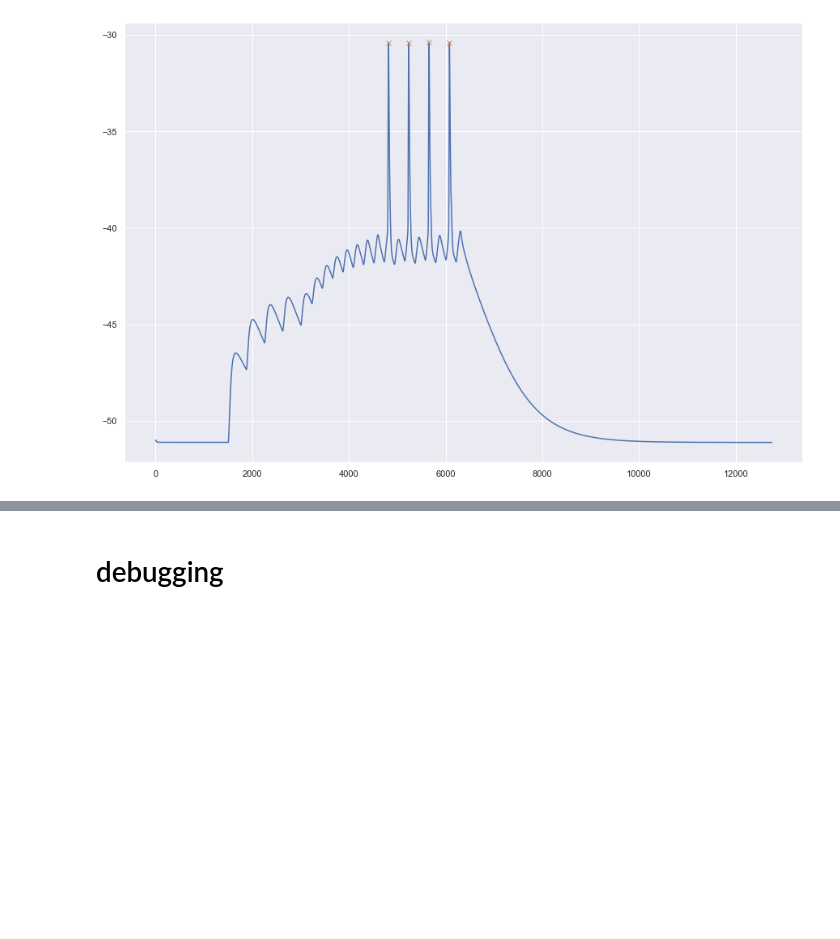
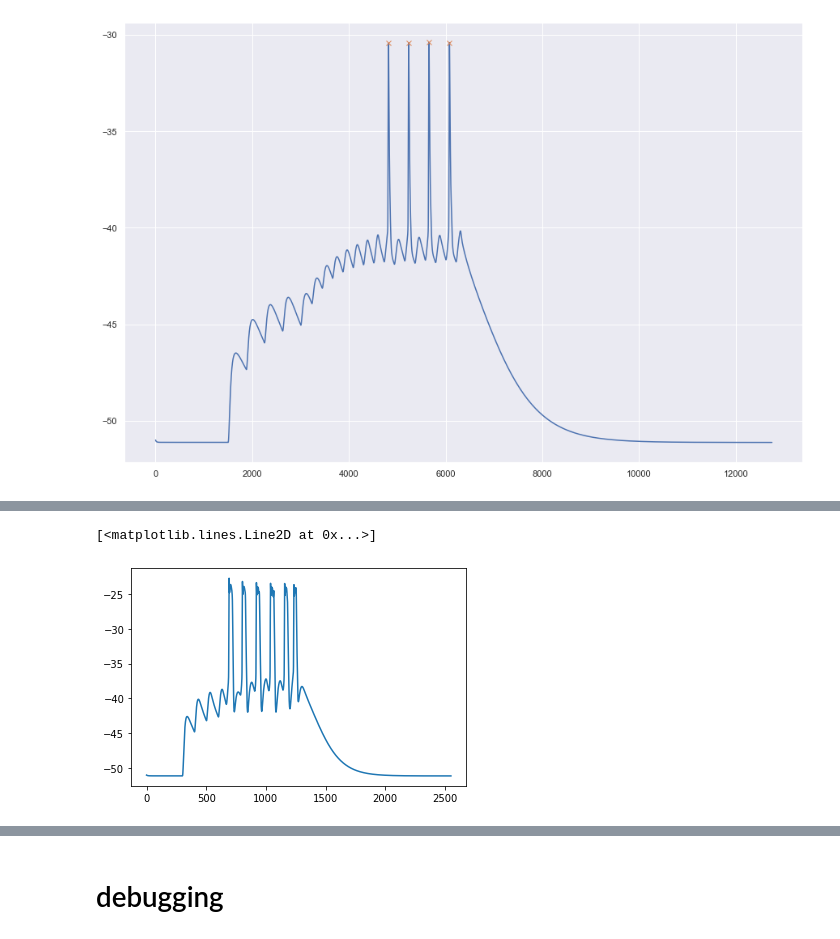
Before and after one commit to ddopp4877/CGProjectpub, a Jupyter notebook: Checkruns.ipynb, the cells around one changed output, grey strips where cells are left out. Drawn from its saved outputs; the diff is of its cells as text; code cells hidden in the pictures; blank space fills up the shorter version.

```diff
--- a/Checkruns.ipynb
+++ b/Checkruns.ipynb
@@ -645,0 +716,5 @@ array([[  0,   6,   8,  10],
+# %%
+plt.plot(times,LV3Soma[IDX,:])
+# %% [output]
+[<matplotlib.lines.Line2D at 0x...>]
+[figure, added]
```
Also changed, not shown: parts of 90 cells of this notebook, 19 other files.
